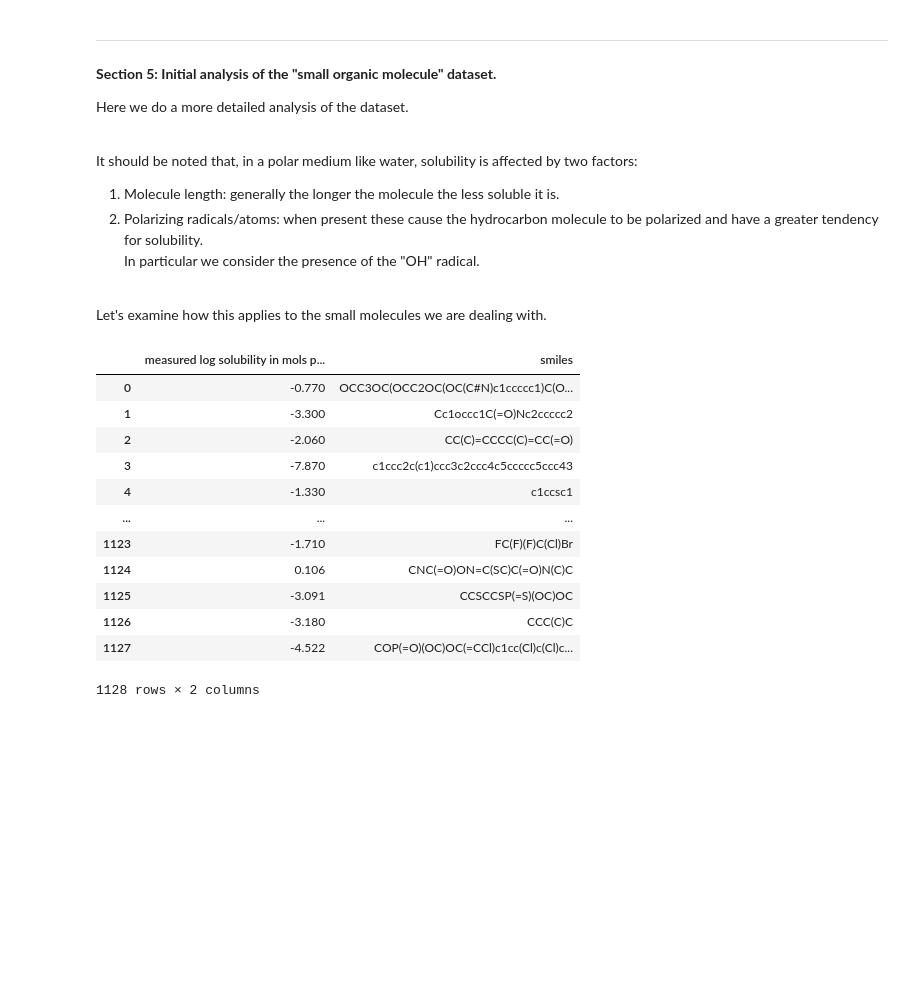
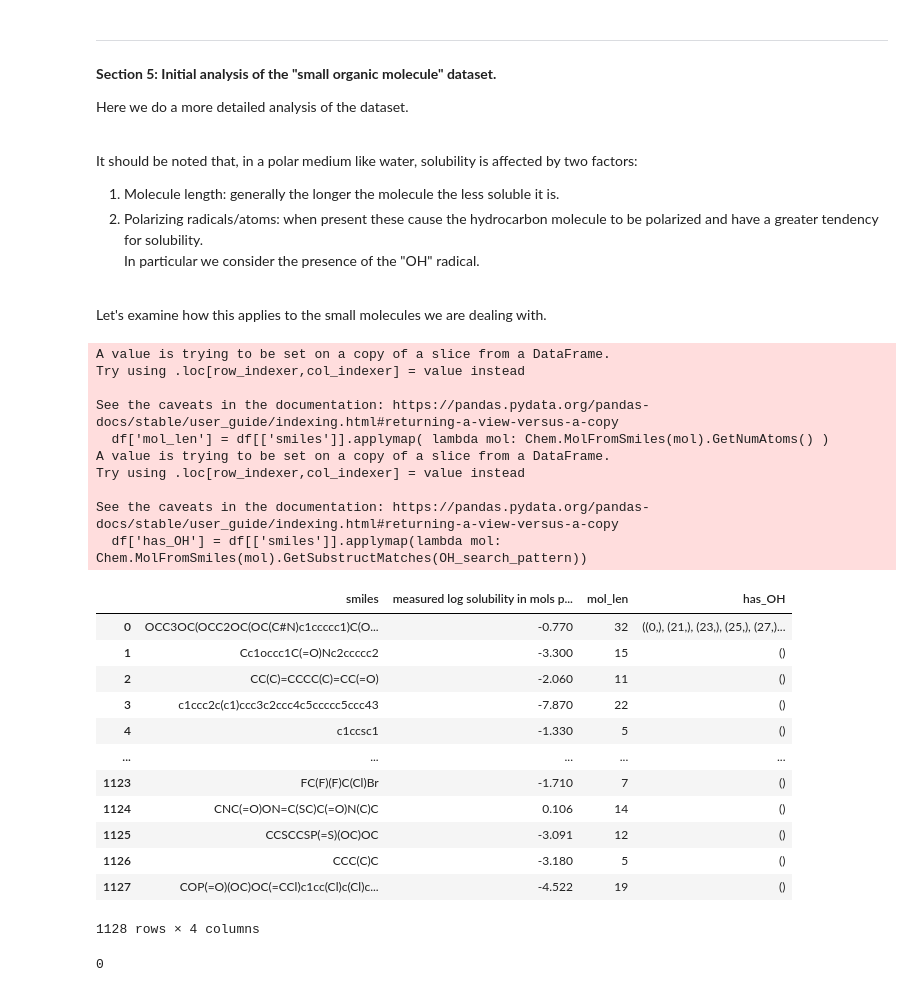
Before and after one commit to Mark12481632/Imperial_MSc_Project, a Jupyter notebook: code/Module_2.ipynb, the cells around one changed output. Saved outputs shown, nothing was run; the diff lists cells and outputs as text; code cells hidden in the pictures; blank space fills up the shorter version.

```diff
--- a/code/Module_2.ipynb
+++ b/code/Module_2.ipynb
@@ -202,13 +202,13 @@ Molecule length: 6
 # 4. Substructure searches makes use of SMARTS (ref:https://www.daylight.com/dayhtml/doc/theory/theory.smarts.html)
 #    a Language for Describing Molecular Patterns.
 
-search_pattern = Chem.MolFromSmarts('[OH]')   # Looking for OH group
+OH_search_pattern = Chem.MolFromSmarts('[OH]')   # Looking for OH group
 molecule = Chem.MolFromSmiles('OCC3OC(OCC2OC(OC(C#N)c1ccccc1)C(O)C(O)C2O)C(O)C(O)C3O')
 
 draw2D(molecule)
 
 # Should find 7 positional matches
-molecule.GetSubstructMatches(search_pattern)
+molecule.GetSubstructMatches(OH_search_pattern)
 # %% [output]
 [drawing not drawn]
 ((0,), (21,), (23,), (25,), (27,), (29,), (31,))
@@ -284,27 +284,38 @@ Let's examine how this applies to the small molecules we are dealing with.
 # %%
 # Extract the SMILES information and enrich the dataset with information
 # on the molecule length and if it is polar - i.e. has the OH radical.
 
 # Extract the SMILES and solubility data
-df = esol_data.iloc[:, [7,8]]
+df = esol_data[['smiles', 'measured log solubility in mols per litre']]
 
 # Add the molecule length:
-
+df['mol_len'] = df[['smiles']].applymap( lambda mol: Chem.MolFromSmiles(mol).GetNumAtoms() )
 
 # Add indicator that "OH" is present.
+df['has_OH'] = df[['smiles']].applymap(lambda mol: Chem.MolFromSmiles(mol).GetSubstructMatches(OH_search_pattern))
+
+df
+# %% [output]
+A value is trying to be set on a copy of a slice from a DataFrame.
+Try using .loc[row_indexer,col_indexer] = value instead
+
+See the caveats in the documentation: https://pandas.pydata.org/pandas-docs/stable/user_guide/indexing.html#returning-a-view-versus-a-copy
+  df['mol_len'] = df[['smiles']].applymap( lambda mol: Chem.MolFromSmiles(mol).GetNumAtoms() )
+A value is trying to be set on a copy of a slice from a DataFrame.
+Try using .loc[row_indexer,col_indexer] = value instead
+
+See the caveats in the documentation: https://pandas.pydata.org/pandas-docs/stable/user_guide/indexing.html#returning-a-view-versus-a-copy
+  df['has_OH'] = df[['smiles']].applymap(lambda mol: Chem.MolFromSmiles(mol).GetSubstructMatches(OH_search_pattern))
+|  | smiles | measured log solubility in mols p... | mol_len | has_OH |
+| 0 | OCC3OC(OCC2OC(OC(C#N)c1ccccc1)C(O... | -0.770 | 32 | ((0,), (21,), (23,), (25,), (27,)... |
+| 1 | Cc1occc1C(=O)Nc2ccccc2 | -3.300 | 15 | () |
+| 2 | CC(C)=CCCC(C)=CC(=O) | -2.060 | 11 | () |
+| 3 | c1ccc2c(c1)ccc3c2ccc4c5ccccc5ccc43 | -7.870 | 22 | () |
+| 4 | c1ccsc1 | -1.330 | 5 | () |
+| ... | ... | ... | ... | ... |
+| 1123 | FC(F)(F)C(Cl)Br | -1.710 | 7 | () |
+| 1124 | CNC(=O)ON=C(SC)C(=O)N(C)C | 0.106 | 14 | () |
+| 1125 | CCSCCSP(=S)(OC)OC | -3.091 | 12 | () |
+| 1126 | CCC(C)C | -3.180 | 5 | () |
+| 1127 | COP(=O)(OC)OC(=CCl)c1cc(Cl)c(Cl)c... | -4.522 | 19 | () |
+1128 rows × 4 columns
-# %%
-df
-# %% [output]
-|  | measured log solubility in mols p... | smiles |
-| 0 | -0.770 | OCC3OC(OCC2OC(OC(C#N)c1ccccc1)C(O... |
-| 1 | -3.300 | Cc1occc1C(=O)Nc2ccccc2 |
-| 2 | -2.060 | CC(C)=CCCC(C)=CC(=O) |
-| 3 | -7.870 | c1ccc2c(c1)ccc3c2ccc4c5ccccc5ccc43 |
-| 4 | -1.330 | c1ccsc1 |
-| ... | ... | ... |
-| 1123 | -1.710 | FC(F)(F)C(Cl)Br |
-| 1124 | 0.106 | CNC(=O)ON=C(SC)C(=O)N(C)C |
-| 1125 | -3.091 | CCSCCSP(=S)(OC)OC |
-| 1126 | -3.180 | CCC(C)C |
-| 1127 | -4.522 | COP(=O)(OC)OC(=CCl)c1cc(Cl)c(Cl)c... |
-1128 rows × 2 columns
@@ -310,0 +326,4 @@ df
+# %%
+len(())
+# %% [output]
+0
```
Also changed, not shown: parts of 1 cell of this notebook.
